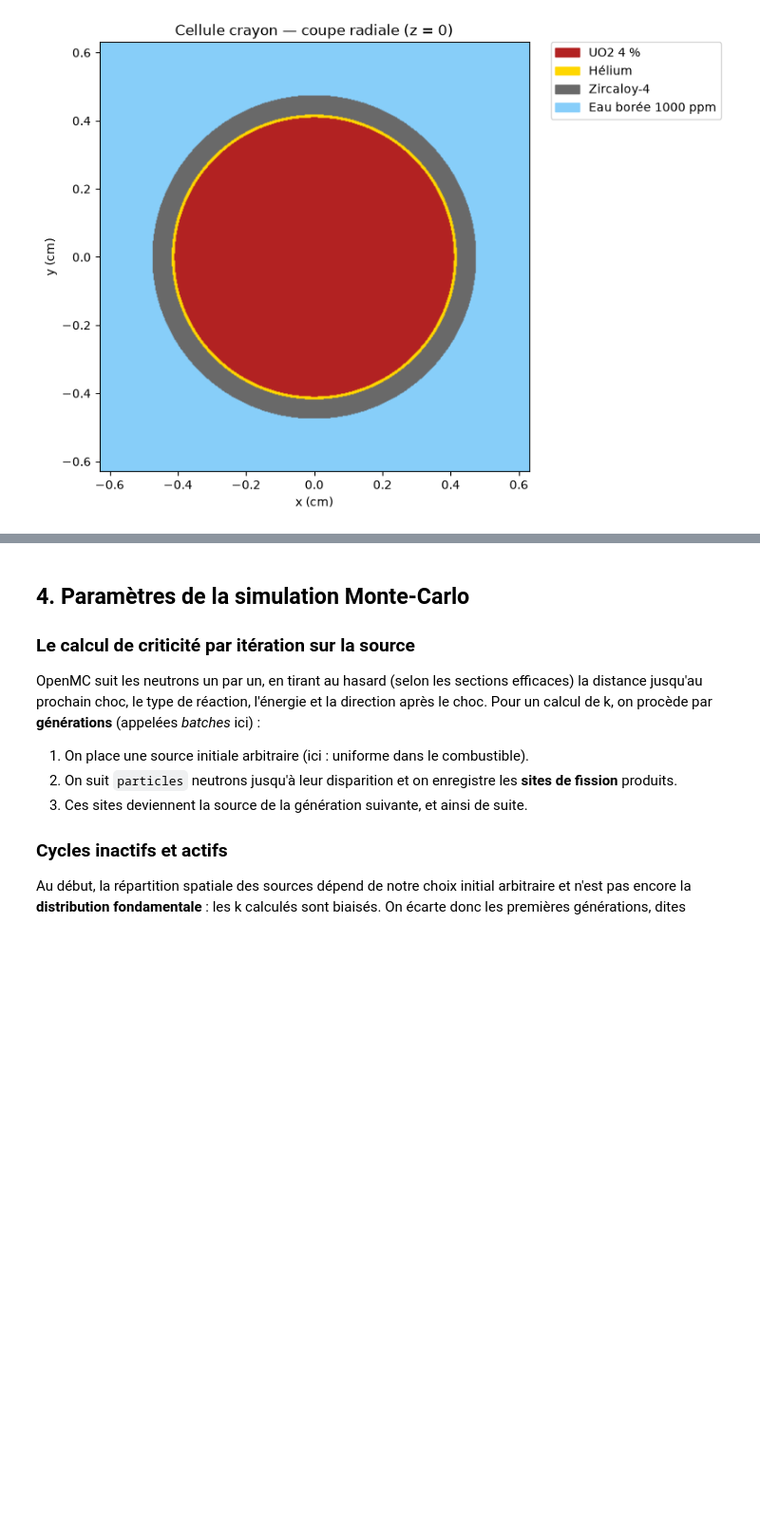
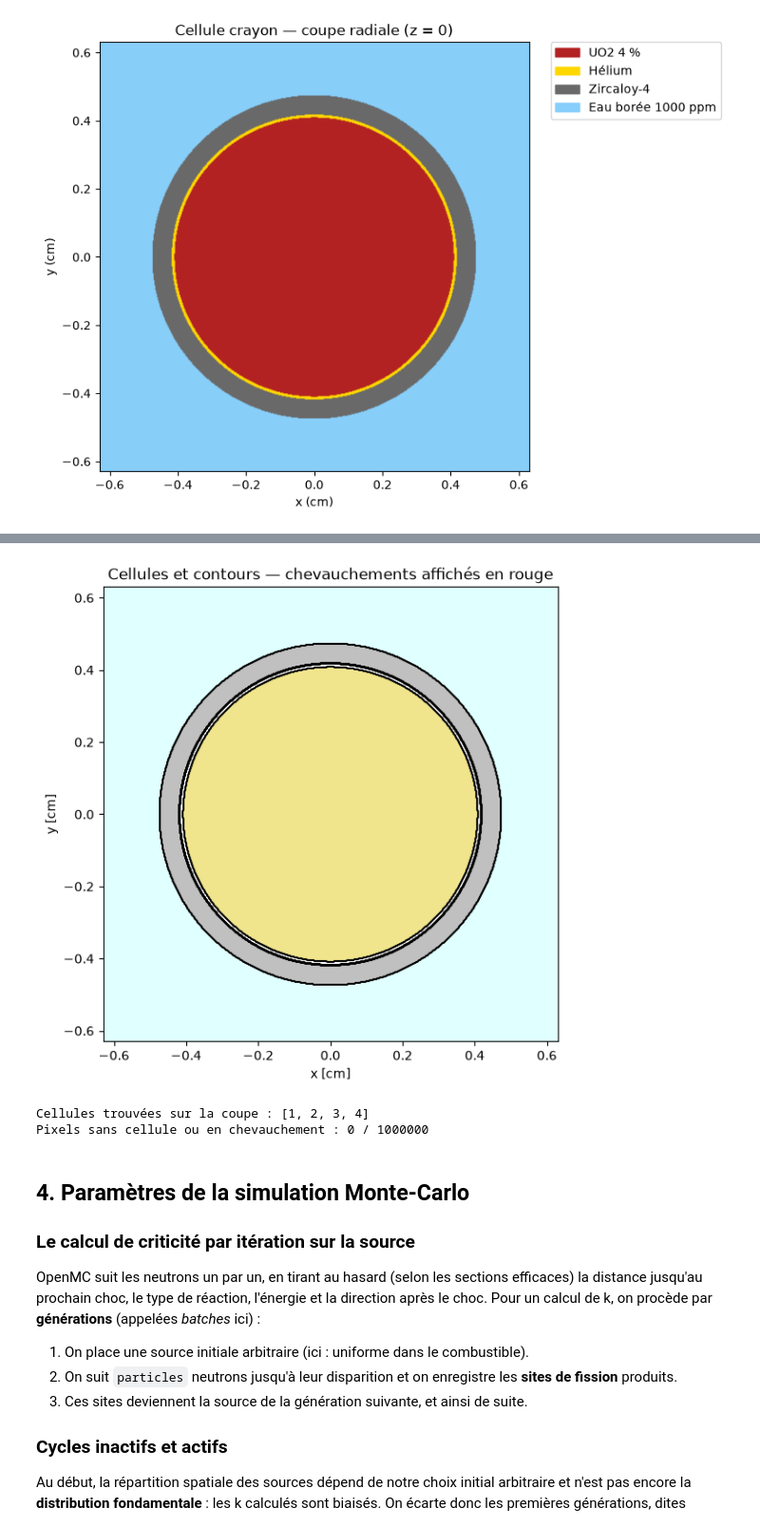
Before and after one commit to alessandro-digalloclauss/neutronique-rep-openmc, a Jupyter notebook: notebooks/01_pin_cell.ipynb, the cells around one changed output, grey strips where cells are left out. Shown at 95% size. Drawn from its saved outputs; the diff is of its cells as text; code cells hidden in the pictures; blank space fills up the shorter version.

```diff
--- a/notebooks/01_pin_cell.ipynb
+++ b/notebooks/01_pin_cell.ipynb
@@ -164,3 +181,30 @@ plt.show()
+# %%
+modele_geometrie = openmc.Model(geometry=geometrie, materials=materiaux)
+
+# Vue colorée par cellule, contours et chevauchements (en rouge).
+# Couleurs fixées sans rouge, pour qu'un éventuel chevauchement ressorte sans ambiguïté.
+couleurs_cellules = {
+    cellules["combustible"]: "khaki", cellules["jeu"]: "white",
+    cellules["gaine"]: "silver", cellules["moderateur"]: "lightcyan",
+}
+ax = modele_geometrie.plot(
+    width=(PAS, PAS), pixels=(500, 500), color_by="cell", colors=couleurs_cellules,
+    outline=True, show_overlaps=True,
+)
+ax.set_title("Cellules et contours — chevauchements affichés en rouge")
+plt.show()
+
+# Contrôle numérique sur une coupe fine
+donnees, _ = modele_geometrie.slice_data(width=(PAS, PAS), pixels=(1000, 1000), show_overlaps=True)
+id_cellules = donnees[..., 0]
+n_problemes = int((id_cellules < 0).sum())
+print(f"Cellules trouvées sur la coupe : {sorted(set(id_cellules.ravel().tolist()))}")
+print(f"Pixels sans cellule ou en chevauchement : {n_problemes} / {id_cellules.size}")
+assert n_problemes == 0, "Géométrie incorrecte : corriger avant de lancer le calcul"
+# %% [output]
+[figure, added]
+Cellules trouvées sur la coupe : [1, 2, 3, 4]
+Pixels sans cellule ou en chevauchement : 0 / 1000000
 # %% [markdown]
 ## 4. Paramètres de la simulation Monte-Carlo
 
```
Also changed, not shown: parts of 2 cells of this notebook, 3 other files.
